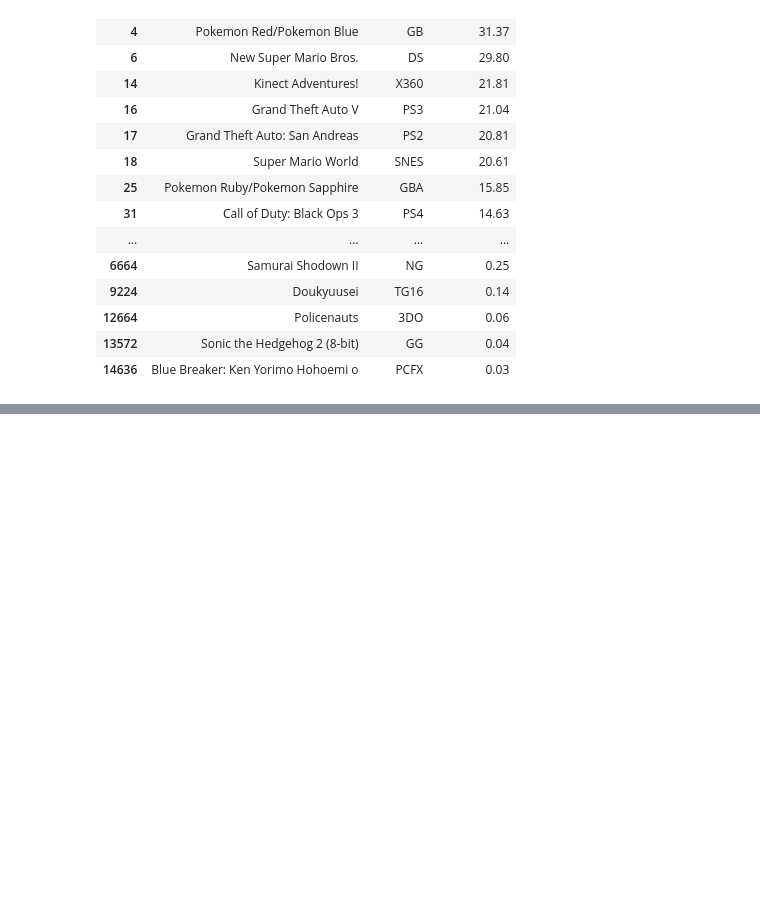
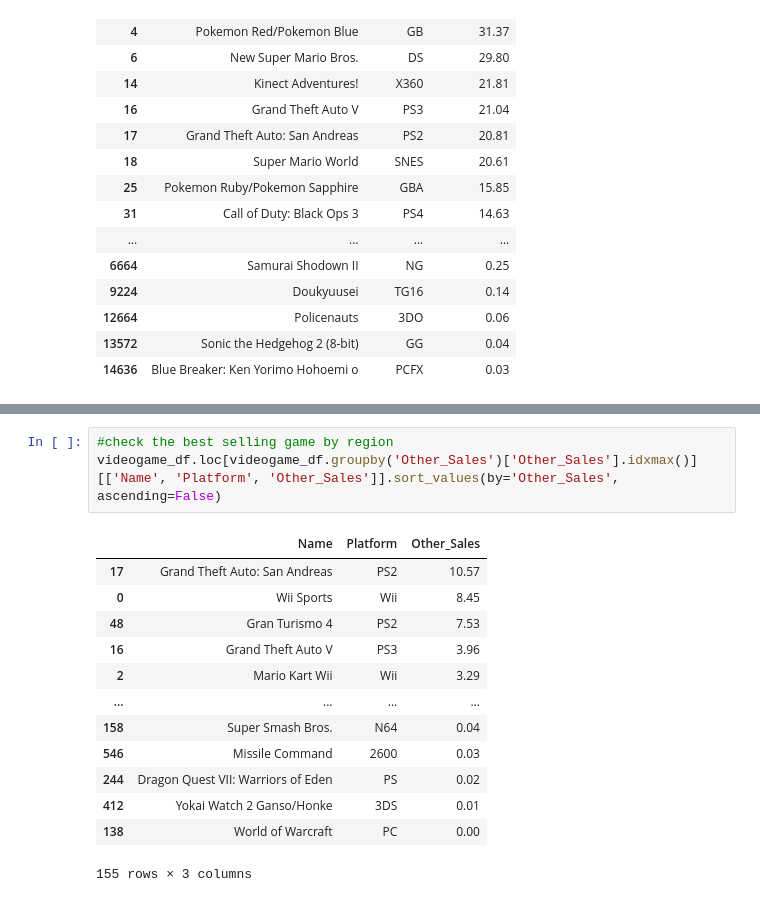
Before and after one commit to JamesWillems/dataset_video_game, a Jupyter notebook: video_game_kirsten.ipynb, the cells around one changed output, grey strips where cells are left out. Cells and saved outputs as stored; diff of their text form; blank space fills up the shorter version.

```diff
--- a/video_game_kirsten.ipynb
+++ b/video_game_kirsten.ipynb
@@ -237,0 +255,17 @@ videogame_df.loc[videogame_df.groupby('NA_Sales')['Global_Sales'].idxmax().sort_
+# %%
+#check the best selling game by region
+videogame_df.loc[videogame_df.groupby('Other_Sales')['Other_Sales'].idxmax()][['Name', 'Platform', 'Other_Sales']].sort_values(by='Other_Sales', ascending=False)
+# %% [output]
+|  | Name | Platform | Other_Sales |
+| 17 | Grand Theft Auto: San Andreas | PS2 | 10.57 |
+| 0 | Wii Sports | Wii | 8.45 |
+| 48 | Gran Turismo 4 | PS2 | 7.53 |
+| 16 | Grand Theft Auto V | PS3 | 3.96 |
+| 2 | Mario Kart Wii | Wii | 3.29 |
+| ... | ... | ... | ... |
+| 158 | Super Smash Bros. | N64 | 0.04 |
+| 546 | Missile Command | 2600 | 0.03 |
+| 244 | Dragon Quest VII: Warriors of Eden | PS | 0.02 |
+| 412 | Yokai Watch 2 Ganso/Honke | 3DS | 0.01 |
+| 138 | World of Warcraft | PC | 0.00 |
+155 rows × 3 columns
```
Also changed, not shown: parts of 3 cells of this notebook.
